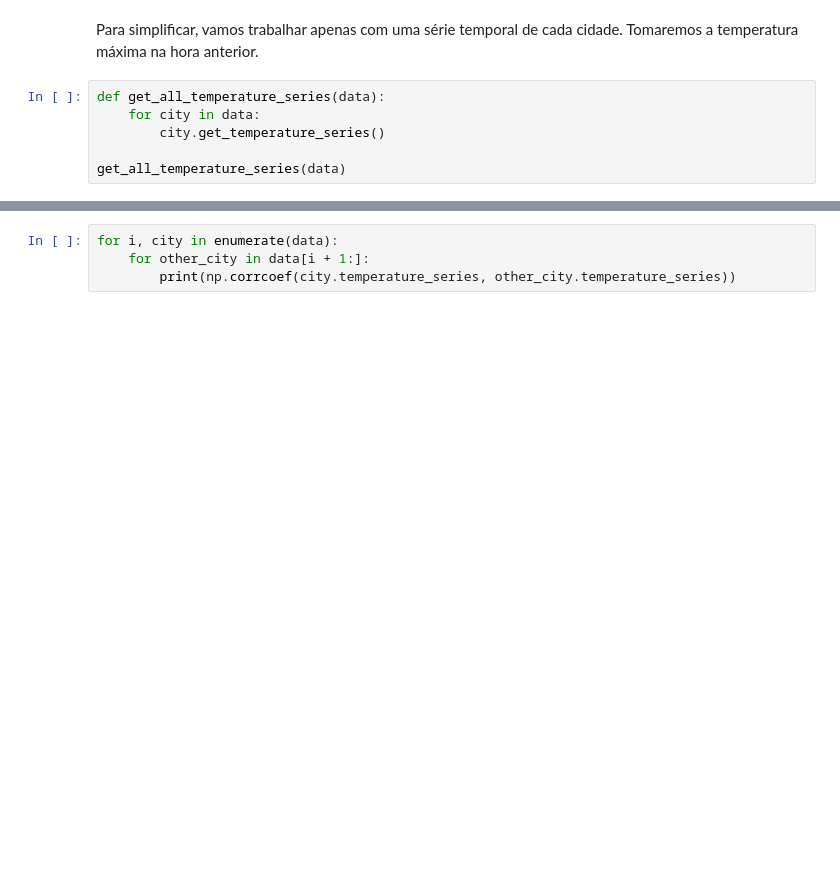
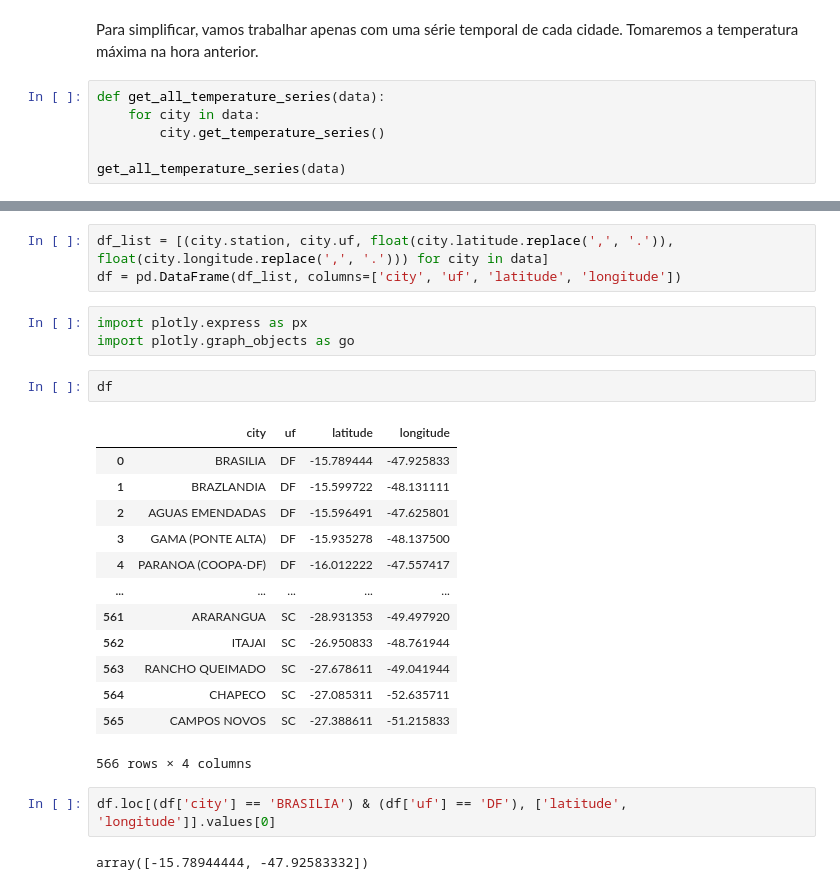
Before and after one commit to pedroaurgomes/AI4GOOD-LosNinos, a Jupyter notebook: climate_analysis.ipynb, the cells around one changed output, grey strips where cells are left out. Drawn from its saved outputs; the diff is of its cells as text; blank space fills up the shorter version.

```diff
--- a/climate_analysis.ipynb
+++ b/climate_analysis.ipynb
@@ -137,4 +141,26 @@ plt.show()
-# %%
-for i, city in enumerate(data):
-    for other_city in data[i + 1:]:
-        print(np.corrcoef(city.temperature_series, other_city.temperature_series))
+# %%
+df_list = [(city.station, city.uf, float(city.latitude.replace(',', '.')), float(city.longitude.replace(',', '.'))) for city in data]
+df = pd.DataFrame(df_list, columns=['city', 'uf', 'latitude', 'longitude'])
+# %%
+import plotly.express as px
+import plotly.graph_objects as go
+# %%
+df
+# %% [output]
+|  | city | uf | latitude | longitude |
+| 0 | BRASILIA | DF | -15.789444 | -47.925833 |
+| 1 | BRAZLANDIA | DF | -15.599722 | -48.131111 |
+| 2 | AGUAS EMENDADAS | DF | -15.596491 | -47.625801 |
+| 3 | GAMA (PONTE ALTA) | DF | -15.935278 | -48.137500 |
+| 4 | PARANOA (COOPA-DF) | DF | -16.012222 | -47.557417 |
+| ... | ... | ... | ... | ... |
+| 561 | ARARANGUA | SC | -28.931353 | -49.497920 |
+| 562 | ITAJAI | SC | -26.950833 | -48.761944 |
+| 563 | RANCHO QUEIMADO | SC | -27.678611 | -49.041944 |
+| 564 | CHAPECO | SC | -27.085311 | -52.635711 |
+| 565 | CAMPOS NOVOS | SC | -27.388611 | -51.215833 |
+566 rows × 4 columns
+# %%
+df.loc[(df['city'] == 'BRASILIA') & (df['uf'] == 'DF'), ['latitude', 'longitude']].values[0]
+# %% [output]
+array([-15.78944444, -47.92583332])
```
Also changed, not shown: parts of 9 cells of this notebook.
